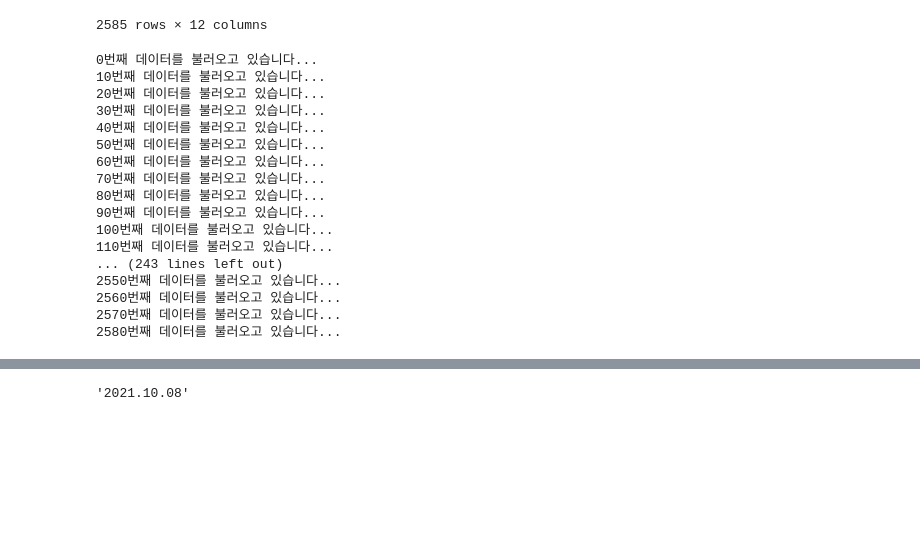
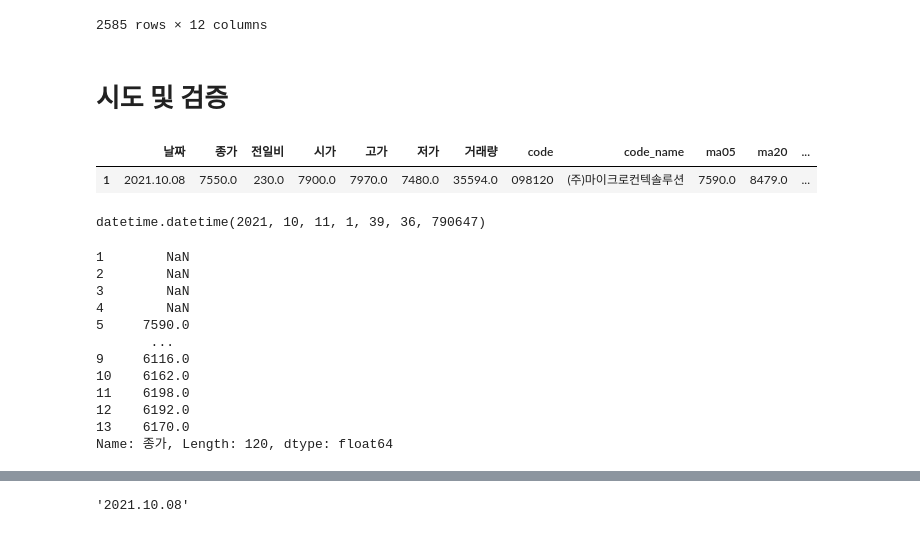
Before and after one commit to kimgchanwool/practice, a Jupyter notebook: 네이버 주식.ipynb, the cells around one changed output, grey strips where cells are left out. Drawn from its saved outputs; the diff is of its cells as text; code cells hidden in the pictures; blank space fills up the shorter version.

```diff
--- a/네이버 주식.ipynb
+++ b/네이버 주식.ipynb
@@ -419,34 +494,37 @@ master
 | 2583 | KR7037440005 | 037440 | 희림종합건축사사무소 | 희림 | Heerim Architects & Planners | 2000/02/03 | KOSDAQ | 주권 | 중견기업부 | ... |
 | 2584 | KR7238490007 | 238490 | 힘스 | 힘스 | HIMS CO., LTD. | 2017/07/20 | KOSDAQ | 주권 | 우량기업부 | ... |
 2585 rows × 12 columns
-# %%
-stock_url = "https://finance.naver.com/item/sise_day.naver?code={}&page={}"
-
-total = []
-for i, code in enumerate(master.ISU_SRT_CD.tolist()):
-    if i % 10 == 0:
-        print(f'{i}번째 데이터를 불러오고 있습니다...')
-    try:
-        for x in range(12):
-            r = requests.get(stock_url.format(code, x), headers=head)
-            total.append(pd.read_html(r.text)[0].dropna())
-    except:
-        print('error')
-# %% [output]
-0번째 데이터를 불러오고 있습니다...
-10번째 데이터를 불러오고 있습니다...
-20번째 데이터를 불러오고 있습니다...
-30번째 데이터를 불러오고 있습니다...
-40번째 데이터를 불러오고 있습니다...
-50번째 데이터를 불러오고 있습니다...
-60번째 데이터를 불러오고 있습니다...
-70번째 데이터를 불러오고 있습니다...
-80번째 데이터를 불러오고 있습니다...
-90번째 데이터를 불러오고 있습니다...
-100번째 데이터를 불러오고 있습니다...
-110번째 데이터를 불러오고 있습니다...
-... (243 lines left out)
-2550번째 데이터를 불러오고 있습니다...
-2560번째 데이터를 불러오고 있습니다...
-2570번째 데이터를 불러오고 있습니다...
-2580번째 데이터를 불러오고 있습니다...
+# %% [markdown]
+# 시도 및 검증
+# %%
+df1 = pd.concat(total)
+df1 = df1[df1['code_name'] == '(주)마이크로컨텍솔루션']
+df1 = df1.sort_values(by='날짜')
+
+df1['ma05'] = df1.종가.rolling(5).mean()
+df1['ma20'] = df1.종가.rolling(20).mean()
+df1['ma60'] = df1.종가.rolling(60).mean()
+df1['ma120'] = df1.종가.rolling(120).mean()
+df1.iloc[-1:]
+# %% [output]
+|  | 날짜 | 종가 | 전일비 | 시가 | 고가 | 저가 | 거래량 | code | code_name | ma05 | ma20 | ... |
+| 1 | 2021.10.08 | 7550.0 | 230.0 | 7900.0 | 7970.0 | 7480.0 | 35594.0 | 098120 | (주)마이크로컨텍솔루션 | 7590.0 | 8479.0 | ... |
+# %%
+datetime.now()
+# %% [output]
+datetime.datetime(2021, 10, 11, 1, 39, 36, 790647)
+# %%
+df1.종가.rolling(5).mean()
+# %% [output]
+1        NaN
+2        NaN
+3        NaN
+4        NaN
+5     7590.0
+       ...
+9     6116.0
+10    6162.0
+11    6198.0
+12    6192.0
+13    6170.0
+Name: 종가, Length: 120, dtype: float64
```
Also changed, not shown: parts of 50 cells of this notebook, 40 other files.
